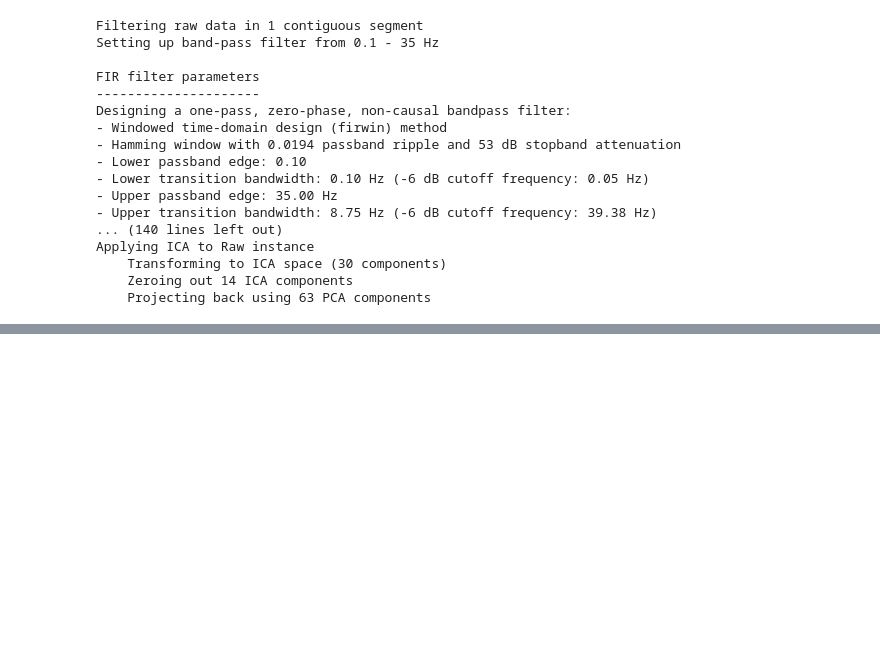
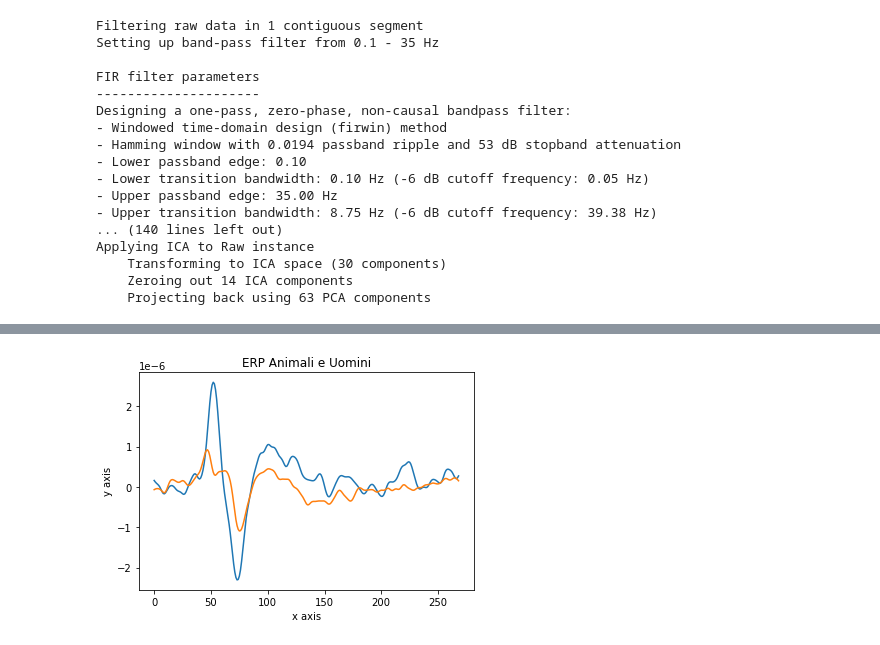
Before and after one commit to Diego41ITA/EEG-analysis, a Jupyter notebook: Prova_multi_sub.ipynb, the cells around one changed output, grey strips where cells are left out. Drawn from its saved outputs; the diff is of its cells as text; code cells hidden in the pictures; blank space fills up the shorter version.

```diff
--- a/Prova_multi_sub.ipynb
+++ b/Prova_multi_sub.ipynb
@@ -224,0 +260,16 @@ plt.show()
+# %%
+plt.plot(range(269),NP_ROI_Uomini_av)
+plt.plot(range(269),NP_ROI_Animali_av)
+
+plt.title("ERP Animali e Uomini")
+
+# Add Axes Labels
+
+plt.xlabel("x axis")
+plt.ylabel("y axis")
+
+# Display
+
+plt.show()
+# %% [output]
+[figure, added]
```
Also changed, not shown: parts of 11 cells of this notebook, 1 other file.
